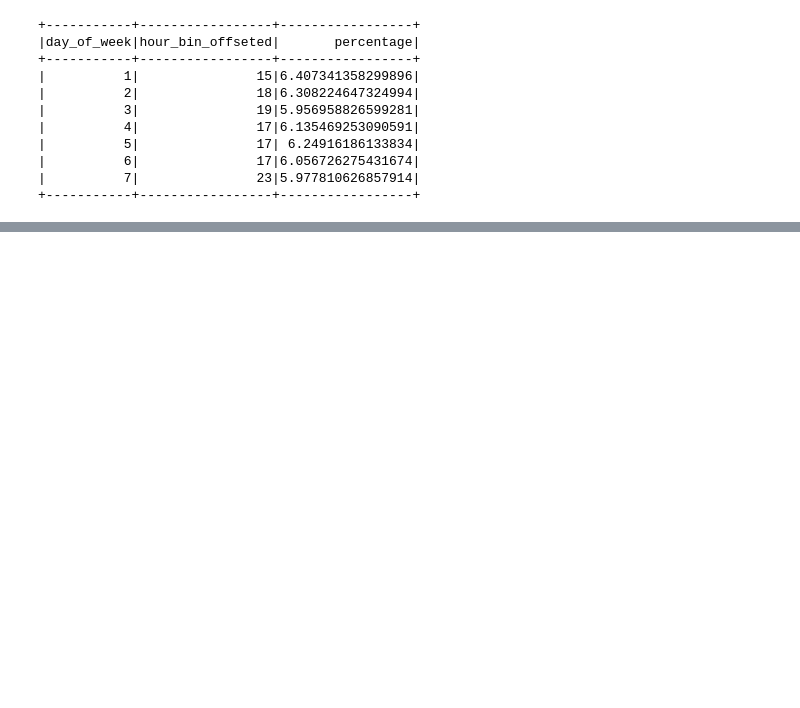
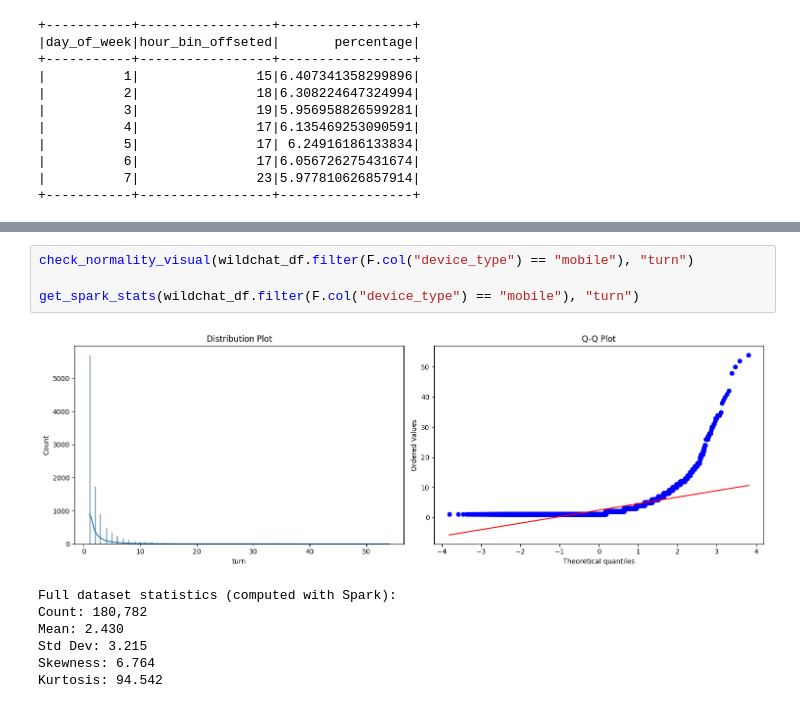
Before and after one commit to nlgkhoi/mbd-project-ut, a Jupyter notebook: khoi/notebook.ipynb, the cells around one changed output, grey strips where cells are left out. Drawn from its saved outputs; the diff is of its cells as text; blank space fills up the shorter version.

```diff
--- a/khoi/notebook.ipynb
+++ b/khoi/notebook.ipynb
@@ -1137,0 +1737,12 @@ day_hour_counts.join(tmp, ["day_of_week", "count"]).select("day_of_week", "hour_
+# %%
+check_normality_visual(wildchat_df.filter(F.col("device_type") == "mobile"), "turn")
+
+get_spark_stats(wildchat_df.filter(F.col("device_type") == "mobile"), "turn")
+# %% [output]
+[figure, added]
+Full dataset statistics (computed with Spark):
+Count: 180,782
+Mean: 2.430
+Std Dev: 3.215
+Skewness: 6.764
+Kurtosis: 94.542
```
Also changed, not shown: parts of 61 cells of this notebook, 6 other files.
